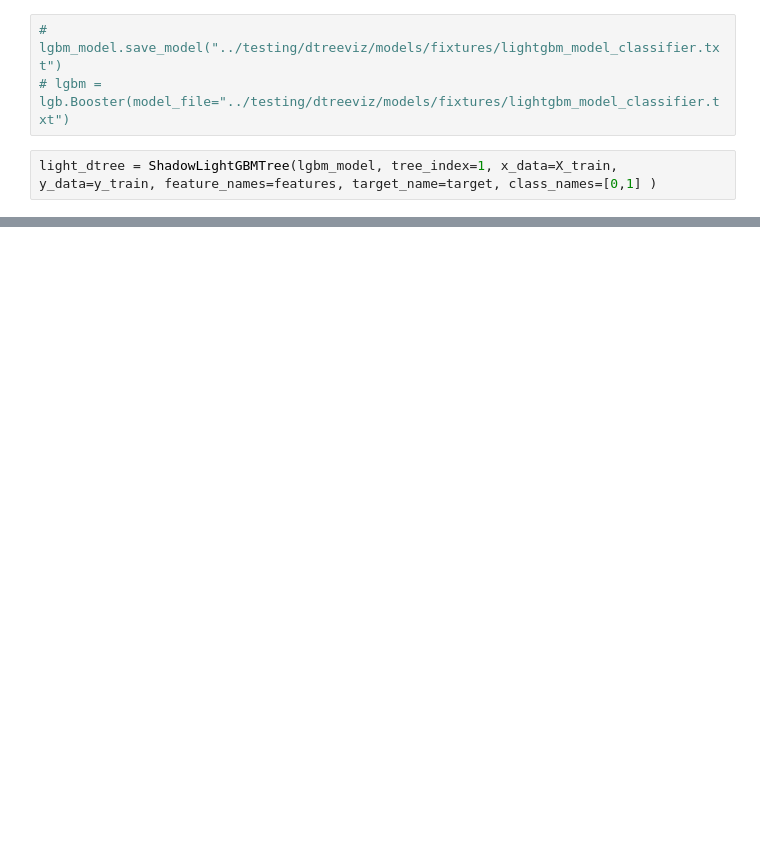
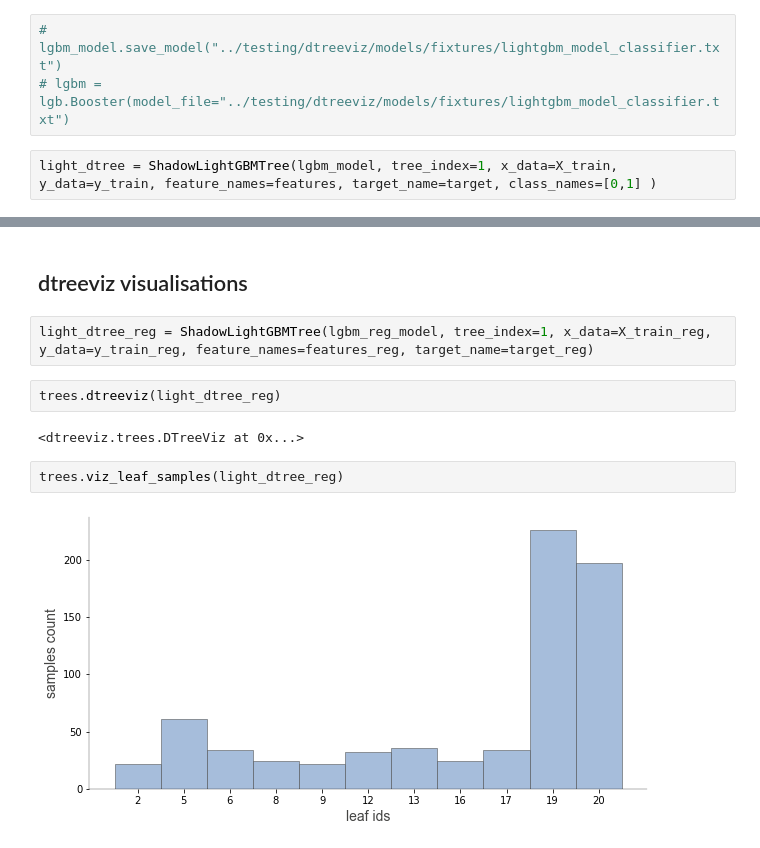
Before and after one commit to parrt/dtreeviz, a Jupyter notebook: notebooks/dtreeviz_lightgbm_visualisations.ipynb, the cells around one changed output, grey strips where cells are left out. Saved outputs shown, nothing was run; the diff lists cells and outputs as text; blank space fills up the shorter version.

```diff
--- a/notebooks/dtreeviz_lightgbm_visualisations.ipynb
+++ b/notebooks/dtreeviz_lightgbm_visualisations.ipynb
@@ -315,0 +224,12 @@ VisualisationNotYetSupportedError: get_node_criterion() is not implemented for L
+# %% [markdown]
+## dtreeviz visualisations
+# %%
+light_dtree_reg = ShadowLightGBMTree(lgbm_reg_model, tree_index=1, x_data=X_train_reg, y_data=y_train_reg, feature_names=features_reg, target_name=target_reg)
+# %%
+trees.dtreeviz(light_dtree_reg)
+# %% [output]
+<dtreeviz.trees.DTreeViz at 0x...>
+# %%
+trees.viz_leaf_samples(light_dtree_reg)
+# %% [output]
+[figure, added]
```
Also changed, not shown: parts of 55 cells of this notebook, 2 other files.
